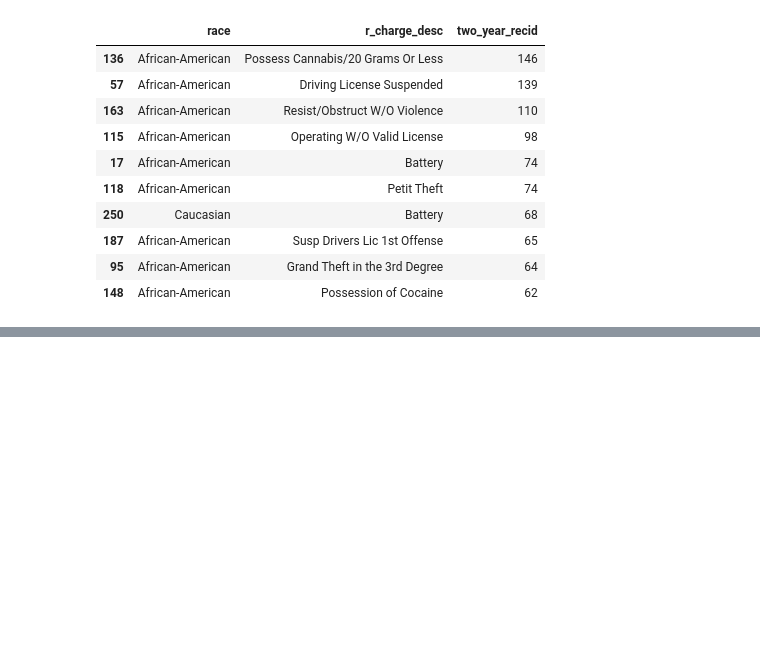
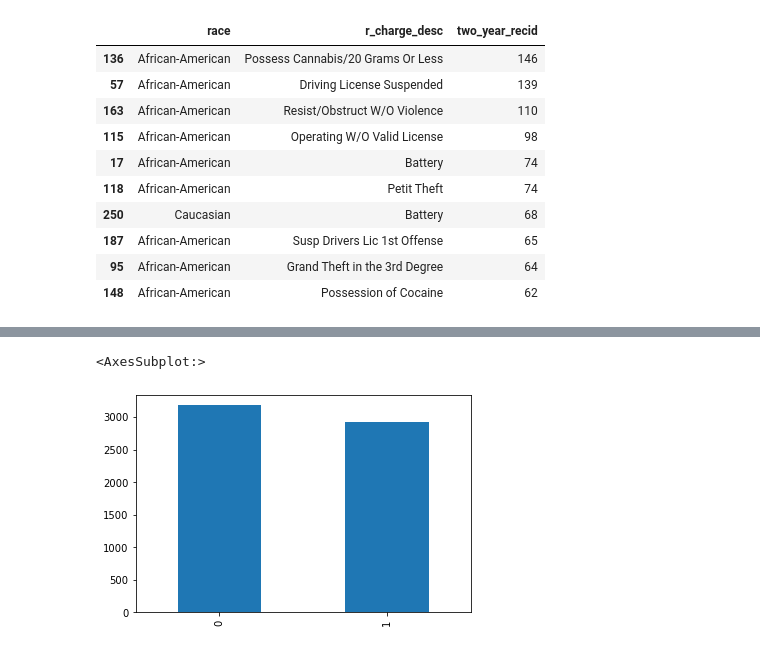
Before and after one commit to LDSAJPinto1306/Capstone-LDSA, a Jupyter notebook: Exploration.ipynb, the cells around one changed output, grey strips where cells are left out. Saved outputs shown, nothing was run; the diff lists cells and outputs as text; code cells hidden in the pictures; blank space fills up the shorter version.

```diff
--- a/Exploration.ipynb
+++ b/Exploration.ipynb
@@ -111,0 +124,5 @@ charge_by_race.head(10)
+# %%
+df['is_recid'].value_counts().plot(kind='bar')
+# %% [output]
+<AxesSubplot:>
+[figure, added]
```
Also changed, not shown: parts of 2 cells of this notebook, 1 other file.
